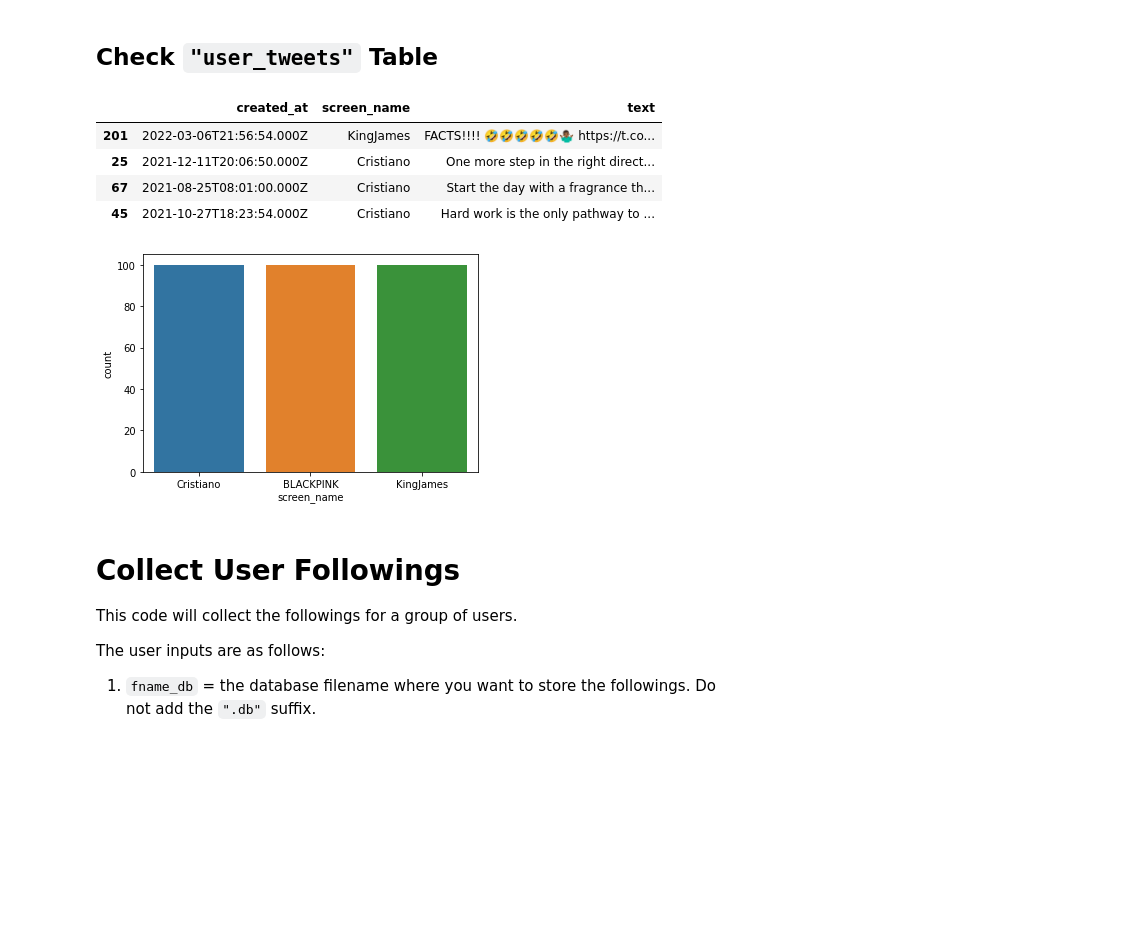
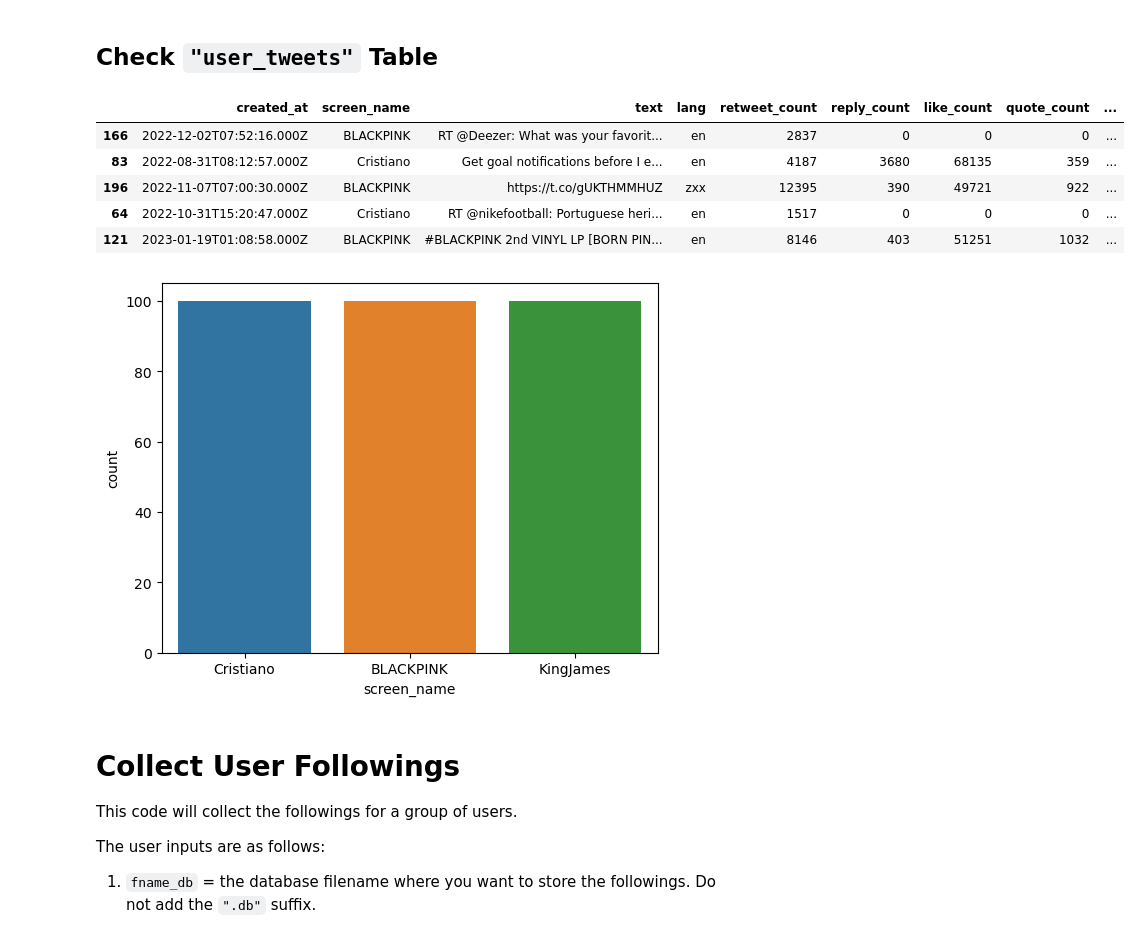
Before and after one commit to zlisto/social_media_analytics, a Jupyter notebook: Lecture13_TwitterDataCollection.ipynb, the cells around one changed output. Drawn from its saved outputs; the diff is of its cells as text; code cells hidden in the pictures; blank space fills up the shorter version.

```diff
--- a/Lecture13_TwitterDataCollection.ipynb
+++ b/Lecture13_TwitterDataCollection.ipynb
@@ -443,16 +518,19 @@ Collecting tweets for KingJames
 ## Check `"user_tweets"` Table
 # %%
 df_ut = DB.fetch(table_name='user_tweets', path=fname_db)
-
-sns.countplot(data = df_ut, x = 'screen_name')
-df_ut[['created_at','screen_name','text']].sample(n=4)
+df_ut.sample(n=5)
 # %% [output]
-|  | created_at | screen_name | text |
-| 201 | 2022-03-06T21:56:54.000Z | KingJames | FACTS!!!! 🤣🤣🤣🤣🤣🤷🏾‍♂️ https://t.co... |
-| 25 | 2021-12-11T20:06:50.000Z | Cristiano | One more step in the right direct... |
-| 67 | 2021-08-25T08:01:00.000Z | Cristiano | Start the day with a fragrance th... |
-| 45 | 2021-10-27T18:23:54.000Z | Cristiano | Hard work is the only pathway to ... |
+|  | created_at | screen_name | text | lang | retweet_count | reply_count | like_count | quote_count | ... |
+| 166 | 2022-12-02T07:52:16.000Z | BLACKPINK | RT @Deezer: What was your favorit... | en | 2837 | 0 | 0 | 0 | ... |
+| 83 | 2022-08-31T08:12:57.000Z | Cristiano | Get goal notifications before I e... | en | 4187 | 3680 | 68135 | 359 | ... |
+| 196 | 2022-11-07T07:00:30.000Z | BLACKPINK | https://t.co/gUKTHMMHUZ | zxx | 12395 | 390 | 49721 | 922 | ... |
+| 64 | 2022-10-31T15:20:47.000Z | Cristiano | RT @nikefootball: Portuguese heri... | en | 1517 | 0 | 0 | 0 | ... |
+| 121 | 2023-01-19T01:08:58.000Z | BLACKPINK | #BLACKPINK 2nd VINYL LP [BORN PIN... | en | 8146 | 403 | 51251 | 1032 | ... |
-[figure, removed]
+# %%
+sns.countplot(data = df_ut, x = 'screen_name')
+plt.show()
+# %% [output]
+[figure, added]
 # %% [markdown]
 # Collect User Followings
 
```
Also changed, not shown: parts of 39 cells of this notebook, 1 other file.
